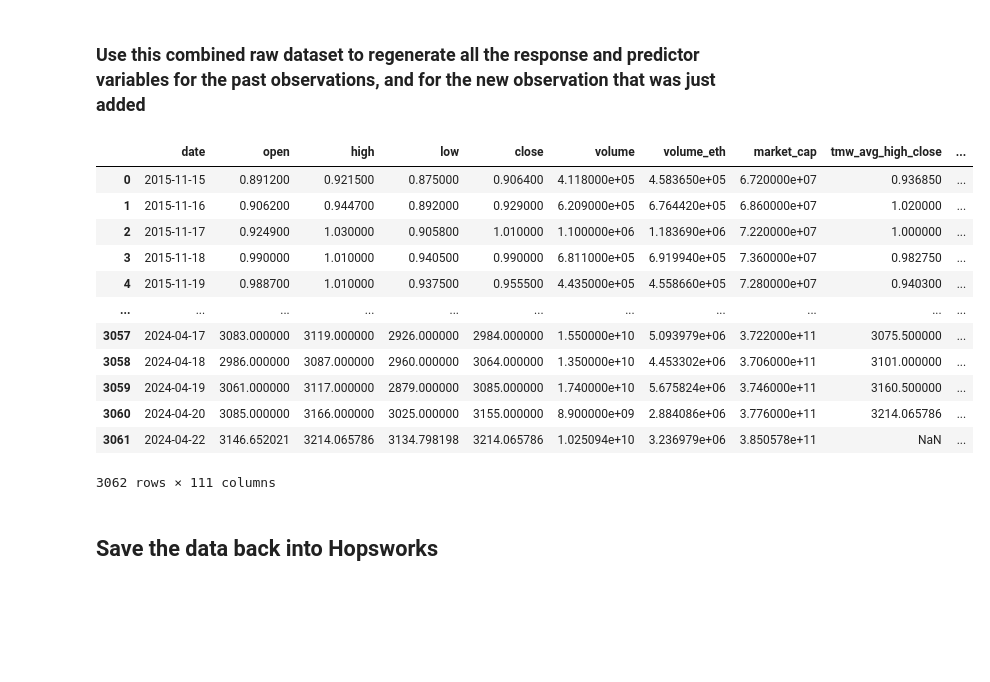
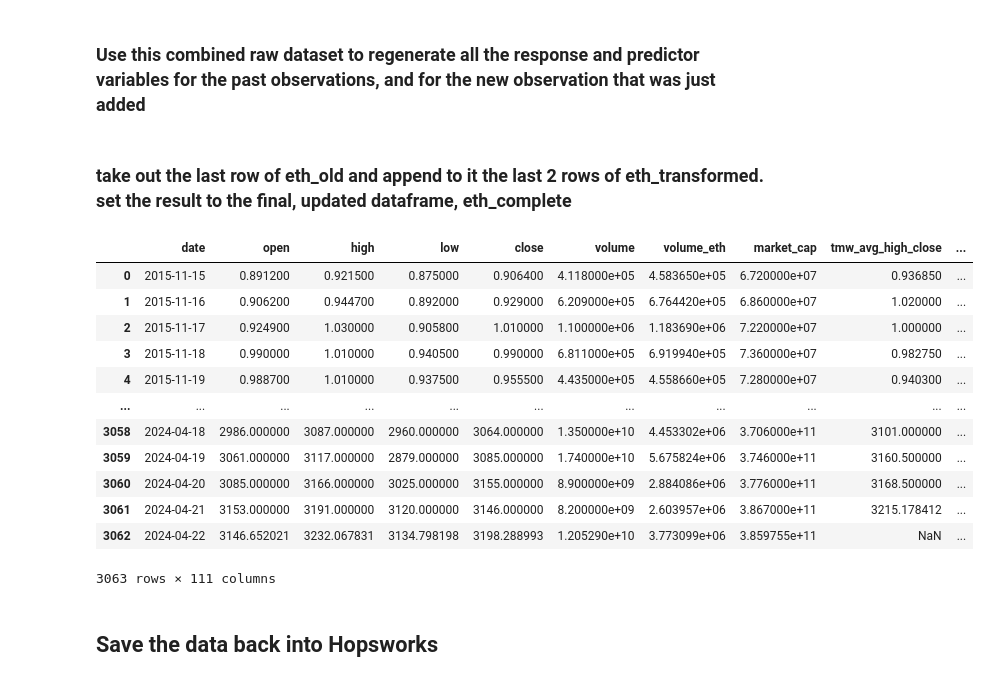
Before and after one commit to sadovsd/crypto-price-prediction-ML-pipeline, a Jupyter notebook: notebooks/05_ohlc_feature_pipeline.ipynb, the cells around one changed output. Saved outputs shown, nothing was run; the diff lists cells and outputs as text; code cells hidden in the pictures; blank space fills up the shorter version.

```diff
--- a/notebooks/05_ohlc_feature_pipeline.ipynb
+++ b/notebooks/05_ohlc_feature_pipeline.ipynb
@@ -336,24 +331,32 @@ def add_predictor_vars(data):
         df[day] = (df['date'].dt.dayofweek == i).astype(int)
 
     return df
-# %%
-eth_transformed = add_response_vars(eth_combined)
-eth_transformed = add_predictor_vars(eth_transformed)
-eth_transformed
-# %% [output]
-|  | date | open | high | low | close | volume | volume_eth | market_cap | tmw_avg_high_close | ... |
-| 0 | 2015-11-15 | 0.891200 | 0.921500 | 0.875000 | 0.906400 | 4.118000e+05 | 4.583650e+05 | 6.720000e+07 | 0.936850 | ... |
-| 1 | 2015-11-16 | 0.906200 | 0.944700 | 0.892000 | 0.929000 | 6.209000e+05 | 6.764420e+05 | 6.860000e+07 | 1.020000 | ... |
-| 2 | 2015-11-17 | 0.924900 | 1.030000 | 0.905800 | 1.010000 | 1.100000e+06 | 1.183690e+06 | 7.220000e+07 | 1.000000 | ... |
-| 3 | 2015-11-18 | 0.990000 | 1.010000 | 0.940500 | 0.990000 | 6.811000e+05 | 6.919940e+05 | 7.360000e+07 | 0.982750 | ... |
-| 4 | 2015-11-19 | 0.988700 | 1.010000 | 0.937500 | 0.955500 | 4.435000e+05 | 4.558660e+05 | 7.280000e+07 | 0.940300 | ... |
-| ... | ... | ... | ... | ... | ... | ... | ... | ... | ... | ... |
-| 3057 | 2024-04-17 | 3083.000000 | 3119.000000 | 2926.000000 | 2984.000000 | 1.550000e+10 | 5.093979e+06 | 3.722000e+11 | 3075.500000 | ... |
-| 3058 | 2024-04-18 | 2986.000000 | 3087.000000 | 2960.000000 | 3064.000000 | 1.350000e+10 | 4.453302e+06 | 3.706000e+11 | 3101.000000 | ... |
-| 3059 | 2024-04-19 | 3061.000000 | 3117.000000 | 2879.000000 | 3085.000000 | 1.740000e+10 | 5.675824e+06 | 3.746000e+11 | 3160.500000 | ... |
-| 3060 | 2024-04-20 | 3085.000000 | 3166.000000 | 3025.000000 | 3155.000000 | 8.900000e+09 | 2.884086e+06 | 3.776000e+11 | 3214.065786 | ... |
-| 3061 | 2024-04-22 | 3146.652021 | 3214.065786 | 3134.798198 | 3214.065786 | 1.025094e+10 | 3.236979e+06 | 3.850578e+11 | NaN | ... |
-3062 rows × 111 columns
+# %%
+eth_transformed = add_response_vars(eth_combined)
+eth_transformed = add_predictor_vars(eth_transformed)
+
+# Drop the rows at the start that have NA's for all the rolling averages/metrics, but not the last row since it has NA's just for tomorrow's values
+eth_transformed = pd.concat([eth_transformed.iloc[:-1].dropna(), eth_transformed.iloc[-1:]])
+# %% [markdown]
+### take out the last row of eth_old and append to it the last 2 rows of eth_transformed. set the result to the final, updated dataframe, eth_complete
+# %%
+eth_complete = pd.concat([eth_old.iloc[:-1], eth_transformed.iloc[-2:]], ignore_index=True)
+
+eth_complete
+# %% [output]
+|  | date | open | high | low | close | volume | volume_eth | market_cap | tmw_avg_high_close | ... |
+| 0 | 2015-11-15 | 0.891200 | 0.921500 | 0.875000 | 0.906400 | 4.118000e+05 | 4.583650e+05 | 6.720000e+07 | 0.936850 | ... |
+| 1 | 2015-11-16 | 0.906200 | 0.944700 | 0.892000 | 0.929000 | 6.209000e+05 | 6.764420e+05 | 6.860000e+07 | 1.020000 | ... |
+| 2 | 2015-11-17 | 0.924900 | 1.030000 | 0.905800 | 1.010000 | 1.100000e+06 | 1.183690e+06 | 7.220000e+07 | 1.000000 | ... |
+| 3 | 2015-11-18 | 0.990000 | 1.010000 | 0.940500 | 0.990000 | 6.811000e+05 | 6.919940e+05 | 7.360000e+07 | 0.982750 | ... |
+| 4 | 2015-11-19 | 0.988700 | 1.010000 | 0.937500 | 0.955500 | 4.435000e+05 | 4.558660e+05 | 7.280000e+07 | 0.940300 | ... |
+| ... | ... | ... | ... | ... | ... | ... | ... | ... | ... | ... |
+| 3058 | 2024-04-18 | 2986.000000 | 3087.000000 | 2960.000000 | 3064.000000 | 1.350000e+10 | 4.453302e+06 | 3.706000e+11 | 3101.000000 | ... |
+| 3059 | 2024-04-19 | 3061.000000 | 3117.000000 | 2879.000000 | 3085.000000 | 1.740000e+10 | 5.675824e+06 | 3.746000e+11 | 3160.500000 | ... |
+| 3060 | 2024-04-20 | 3085.000000 | 3166.000000 | 3025.000000 | 3155.000000 | 8.900000e+09 | 2.884086e+06 | 3.776000e+11 | 3168.500000 | ... |
+| 3061 | 2024-04-21 | 3153.000000 | 3191.000000 | 3120.000000 | 3146.000000 | 8.200000e+09 | 2.603957e+06 | 3.867000e+11 | 3215.178412 | ... |
+| 3062 | 2024-04-22 | 3146.652021 | 3232.067831 | 3134.798198 | 3198.288993 | 1.205290e+10 | 3.773099e+06 | 3.859755e+11 | NaN | ... |
+3063 rows × 111 columns
 # %% [markdown]
 ## Save the data back into Hopsworks
 # %%
```
Also changed, not shown: parts of 8 cells of this notebook, 11 other files.
